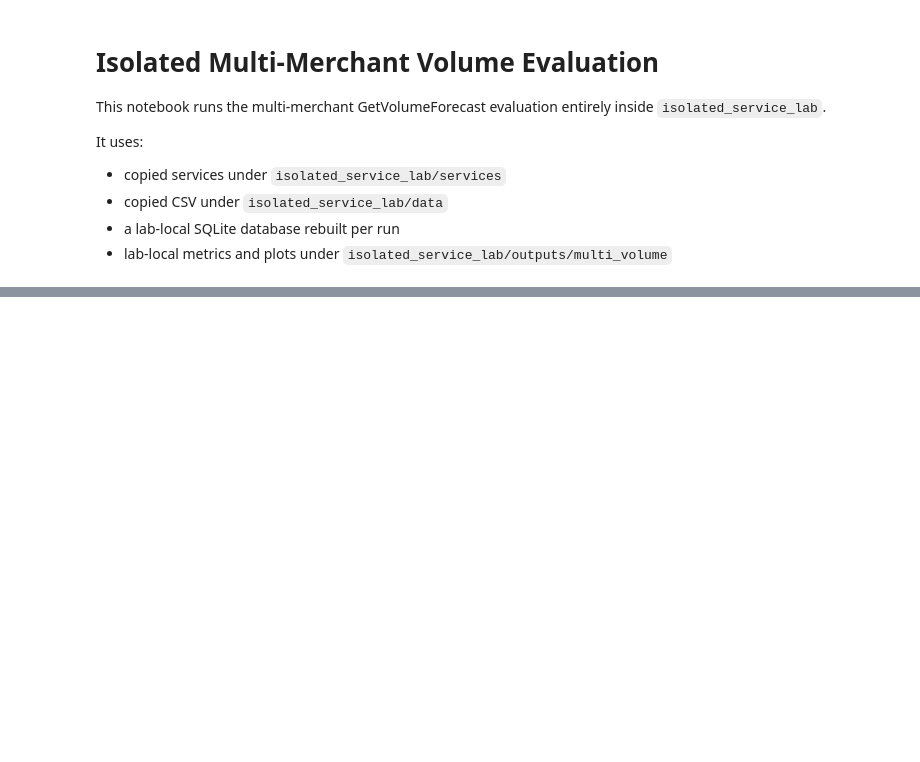
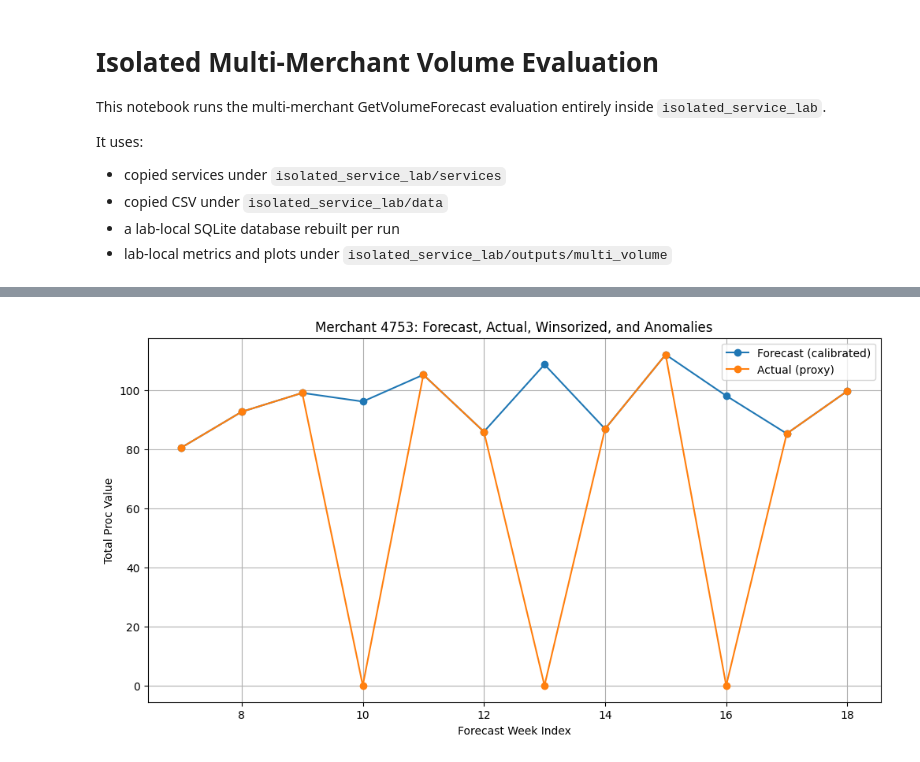
Before and after one commit to Yattmeo/404_found_us, a Jupyter notebook: ml_pipeline/Matt_EDA/isolated_service_lab/isolated_multi_merchant_volume_eval.ipynb, the cells around one changed output, grey strips where cells are left out. Drawn from its saved outputs; the diff is of its cells as text; code cells hidden in the pictures; blank space fills up the shorter version.

```diff
--- a/ml_pipeline/Matt_EDA/isolated_service_lab/isolated_multi_merchant_volume_eval.ipynb
+++ b/ml_pipeline/Matt_EDA/isolated_service_lab/isolated_multi_merchant_volume_eval.ipynb
@@ -477,0 +1375,20 @@ METRICS_PATH, PLOT_PATH, DB_PATH
+# %%
+strategy_report, strategy_tables = build_strategy_backlog_report(payload)
+
+
+
+summary_view = {
+
+    'report_path': str(STRATEGY_REPORT_PATH),
+
+    'missing_week_policy': strategy_report['tests']['missing_week_policy'],
+
+    'anomaly_slice': strategy_report['tests']['anomaly_slice'],
+
+    'calibration_modes': strategy_report['tests']['calibration_modes'],
+
+}
+
+
+
+summary_view
@@ -477,0 +1437,40 @@ METRICS_PATH, PLOT_PATH, DB_PATH
+# %%
+# Robust visualization for available columns
+import matplotlib.pyplot as plt
+import numpy as np
+import pandas as pd
+
+anomaly_weeks = strategy_tables['anomaly_weeks']
+if not anomaly_weeks.empty:
+    sample_merchant = int(anomaly_weeks['merchant_id'].iloc[0])
+else:
+    sample_merchant = int(strategy_tables['merchant_metrics']['merchant_id'].iloc[0])
+
+week_df = pd.DataFrame(strategy_tables['week_metrics'])
+merchant_weeks = week_df[week_df['merchant_id'] == sample_merchant].copy()
+
+plt.figure(figsize=(12, 6))
+plt.plot(merchant_weeks['forecast_week_index'], merchant_weeks['pred_total_proc_value_cal'], label='Forecast (calibrated)', marker='o')
+
+# Try to plot actuals using available columns
+if 'actual_total_proc_value_observed' in merchant_weeks.columns:
+    plt.plot(merchant_weeks['forecast_week_index'], merchant_weeks['actual_total_proc_value_observed'], label='Actual (observed)', marker='o')
+elif 'actual_is_observed' in merchant_weeks.columns:
+    plt.plot(merchant_weeks['forecast_week_index'], merchant_weeks['actual_is_observed'] * merchant_weeks['pred_total_proc_value_cal'], label='Actual (proxy)', marker='o')
+
+if 'actual_winsorized_iqr' in merchant_weeks.columns:
+    plt.plot(merchant_weeks['forecast_week_index'], merchant_weeks['actual_winsorized_iqr'], label='Winsorized Actual (IQR)', marker='o')
+
+# Highlight anomalies
+anomaly_mask = merchant_weeks['was_anomaly_any'] if 'was_anomaly_any' in merchant_weeks.columns else np.zeros(len(merchant_weeks), dtype=bool)
+if 'actual_total_proc_value_observed' in merchant_weeks.columns:
+    plt.scatter(merchant_weeks['forecast_week_index'][anomaly_mask], merchant_weeks['actual_total_proc_value_observed'][anomaly_mask], color='red', label='Anomaly', zorder=5)
+
+plt.title(f'Merchant {sample_merchant}: Forecast, Actual, Winsorized, and Anomalies')
+plt.xlabel('Forecast Week Index')
+plt.ylabel('Total Proc Value')
+plt.legend()
+plt.grid(True)
+plt.show()
+# %% [output]
+[figure, added]
```
Also changed, not shown: parts of 11 cells of this notebook, 12 other files.
